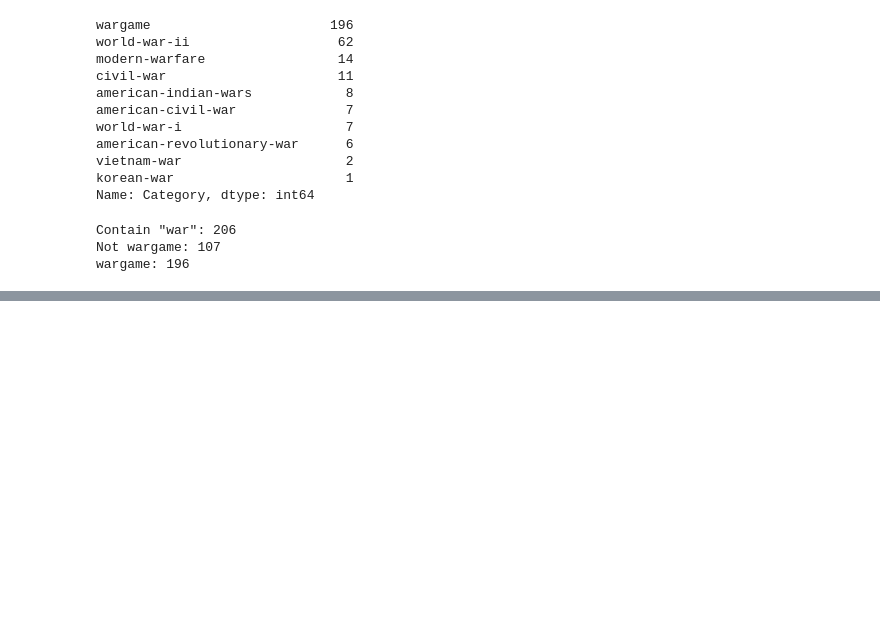
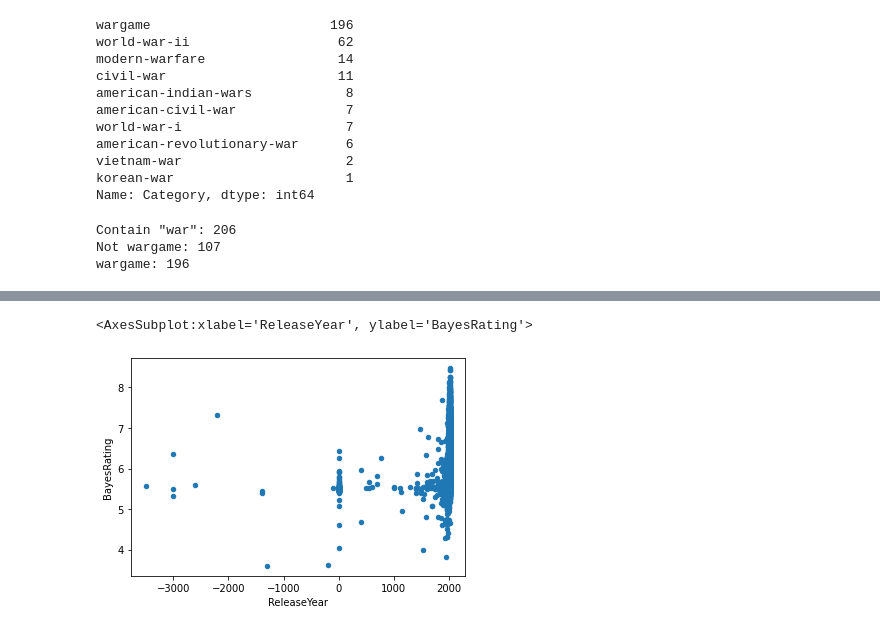
Before and after one commit to randynobx/bloomtech-ds40-group-project, a Jupyter notebook: notebooks/eda.ipynb, the cells around one changed output, grey strips where cells are left out. Cells and saved outputs as stored; diff of their text form; code cells hidden in the pictures; blank space fills up the shorter version.

```diff
--- a/notebooks/eda.ipynb
+++ b/notebooks/eda.ipynb
@@ -275,0 +259,5 @@ wargame: 196
+# %%
+df_games.plot(kind='scatter', x='ReleaseYear', y='BayesRating')
+# %% [output]
+<AxesSubplot:xlabel='ReleaseYear', ylabel='BayesRating'>
+[figure, added]
```
Also changed, not shown: parts of 3 cells of this notebook, 3 other files.
